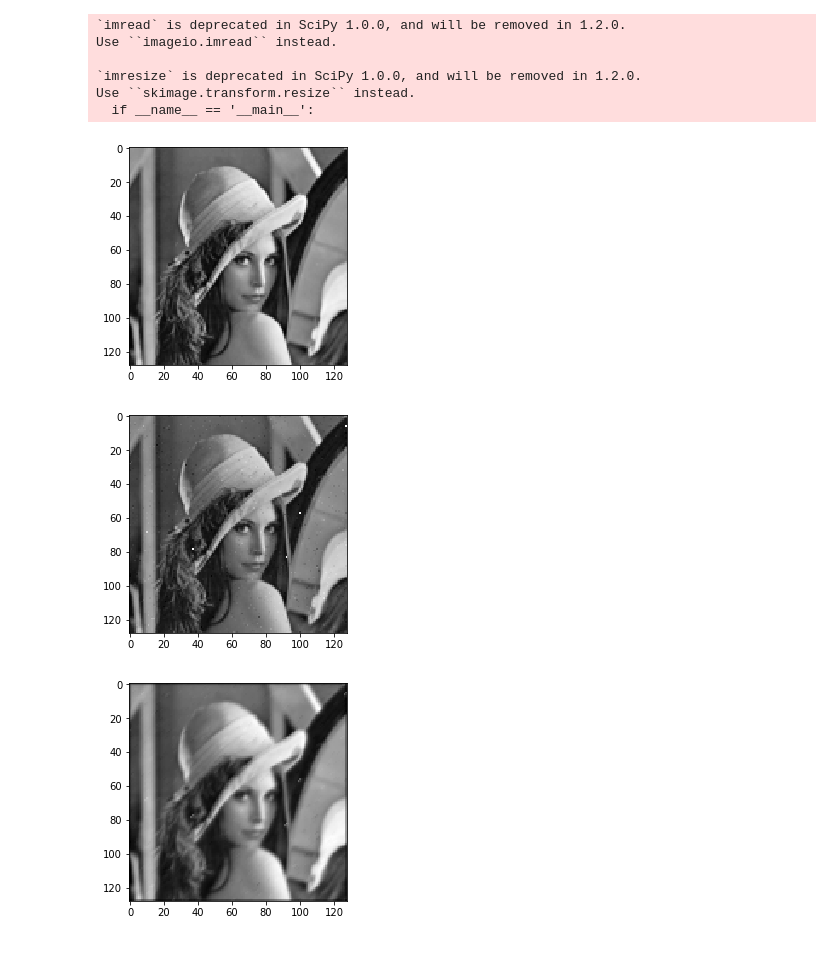
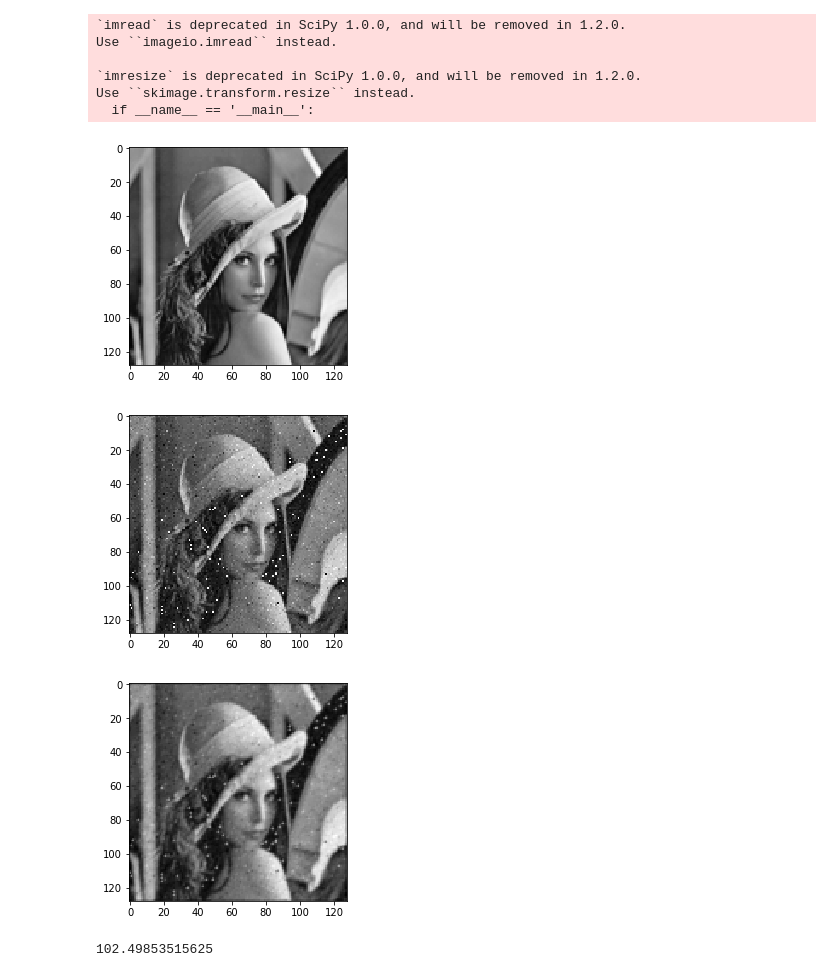
Before and after one commit to johanabrahamsson/Machine-Learning-and-Data-Science, a Jupyter notebook: grayscale.ipynb, the cells around one changed output. Saved outputs shown, nothing was run; the diff lists cells and outputs as text; code cells hidden in the pictures.

```diff
--- a/grayscale.ipynb
+++ b/grayscale.ipynb
@@ -34,62 +34,57 @@ def add_noise(image, noise_percent):
 
 def ICM(noisy_image):
     h = 1.0
-    beta = 10
-    eta = 0.01
-    image = noisy_image
-    for row in range(image.shape[0]):
-        for col in range(image.shape[1]):
-            image[row,col] = min_energy(noisy_image, image, row, col, h, beta, eta)
-    return image
+    beta = 1.0
+    eta = 2.1
+    image1 = noisy_image
+    for row in range(image1.shape[0]):
+        for col in range(image1.shape[1]):
+            image1[row,col] = min_energy(noisy_image, image1, row, col, h, beta, eta)
+    return image1
+
 
 def min_energy(noisy_image,image,row,col,h,beta,eta):
-    sub_pixel = 2*eta*noisy_image[row,col]
-    main_pixel = 2*eta*noisy_image[row,col]
+    pixel = 2*eta*noisy_image[row,col]
     if row > 0:
-        if row > 1:
-            sub_pixel += 2*beta*image[row-2,col]
-        if col > 1:
-            sub_pixel += 2*beta*image[row-1,col-1]
-        if col < image.shape[1]-1:
-            sub_pixel += 2*beta*image[row-1,col+1]
-        sub_pixel = int(sub_pixel/(2*h+2*beta*4+2*eta))
+        pixel += 2*beta*image[row-1,col]
     if col > 0:
-        if col > 1:
-            sub_pixel += 2*beta*image[row, col-2]
-        if row > 1:
-            sub_pixel += 2*beta*image[row-1, col]
-        if row < image.shape[0]-1:
-            sub_pixel += 2*beta*image[row+1, col-1]
-        sub_pixel = int(sub_pixel/(2*h+2*beta*4+2*eta))
+        pixel += 2*beta*image[row,col-1]
     if col < image.shape[1]-1:
         pixel += 2*beta*image[row,col+1]
     if row < image.shape[0]-1:
         pixel += 2*beta*image[row+1,col]
     pixel = int(pixel/(2*h+2*beta*4+2*eta))
     if pixel > 255:
         pixel = 255
     return pixel
 
+def MSE(denoised_image, image):
+    mse = ((denoised_image - image)**2).mean(axis=None)
+    return mse
 
 
 if __name__=="__main__":
     name="/Users/johanabrahamsson/Documents/Machine learning and data science/Python/lena_gray.jpg"
-    image=read_image(name)
-    show_image(image)
-    noisy_image=add_noise(image,noise_percent=0.10)
+    image1=read_image(name)
+    image2=read_image(name)
+    show_image(image1)
+    noisy_image=add_noise(image1,noise_percent=0.90)
     show_image(noisy_image)
     denoised_image = ICM(noisy_image)
+    mse = MSE(denoised_image,image2)
     show_image(denoised_image)
+    print(mse)
 # %% [output]
 `imread` is deprecated in SciPy 1.0.0, and will be removed in 1.2.0.
 Use ``imageio.imread`` instead.
 
 `imresize` is deprecated in SciPy 1.0.0, and will be removed in 1.2.0.
 Use ``skimage.transform.resize`` instead.
   if __name__ == '__main__':
 [figure]
-[figure, old version]
+[figure, new version]
-[figure, old version]
+[figure, new version]
+102.49853515625
 # %%
 def min_energy(noisy_image,image,row,col,h,beta,eta):
     pixel = 2*eta*noisy_image[row,col]
```
Also changed, not shown: parts of 3 cells of this notebook.
